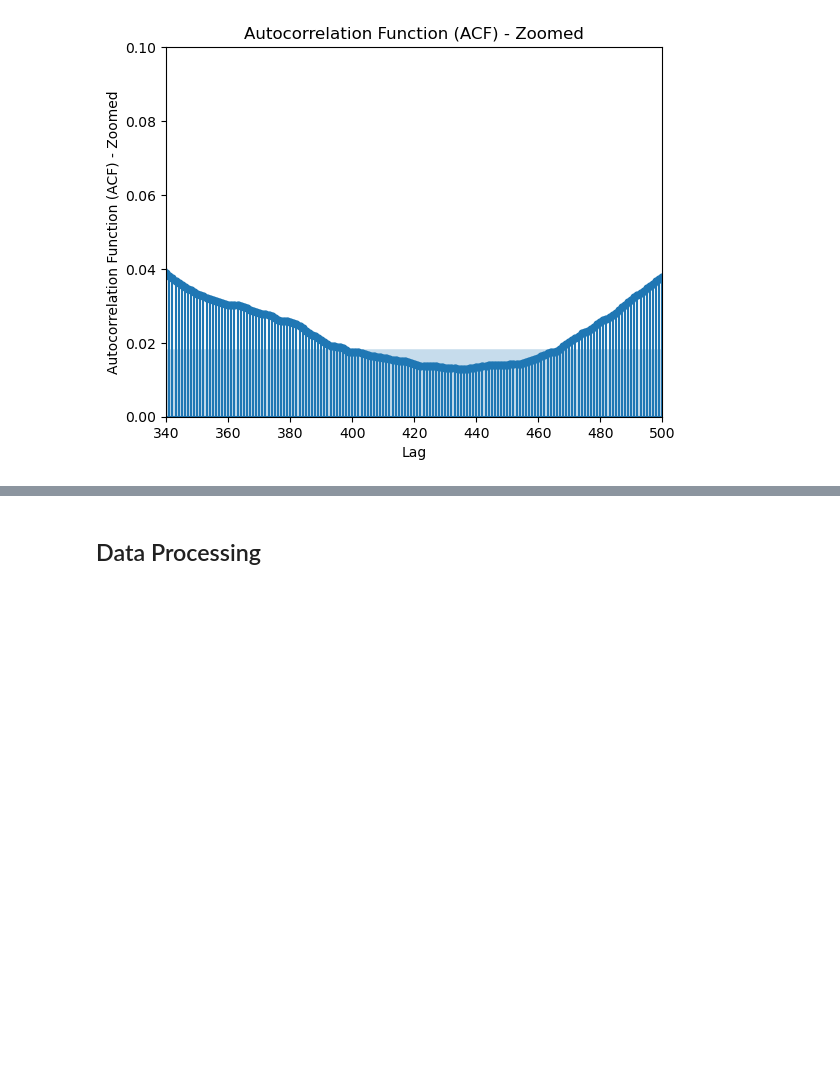
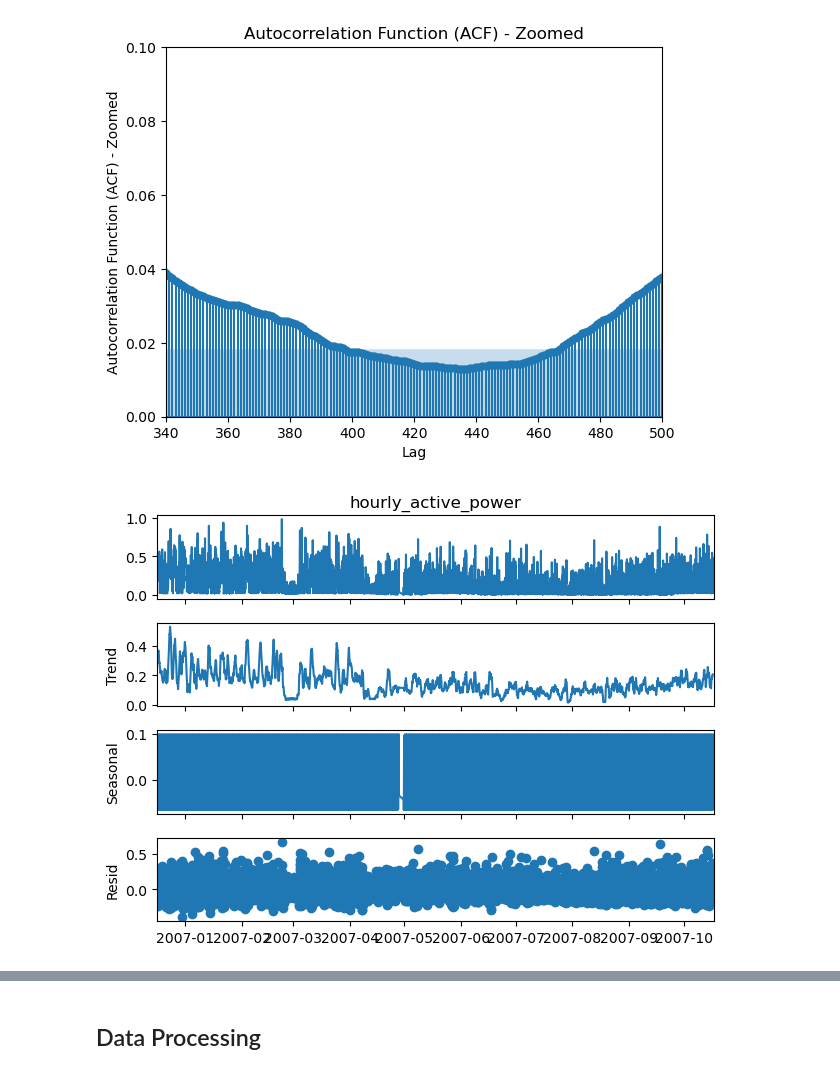
Before and after one commit to LyricLrs/Prediction-of-Individual-Household-Electric-Power-Consumption, a Jupyter notebook: ARIMA.ipynb, the cells around one changed output, grey strips where cells are left out. Cells and saved outputs as stored; diff of their text form; code cells hidden in the pictures; blank space fills up the shorter version.

```diff
--- a/ARIMA.ipynb
+++ b/ARIMA.ipynb
@@ -341,0 +400,6 @@ order = (5, 0, 435)
+# %%
+seasonality_check = seasonal_decompose(y_train, model='additive', period=24)
+seasonality_check.plot()
+plt.show()
+# %% [output]
+[figure, added]
```
Also changed, not shown: parts of 6 cells of this notebook.
